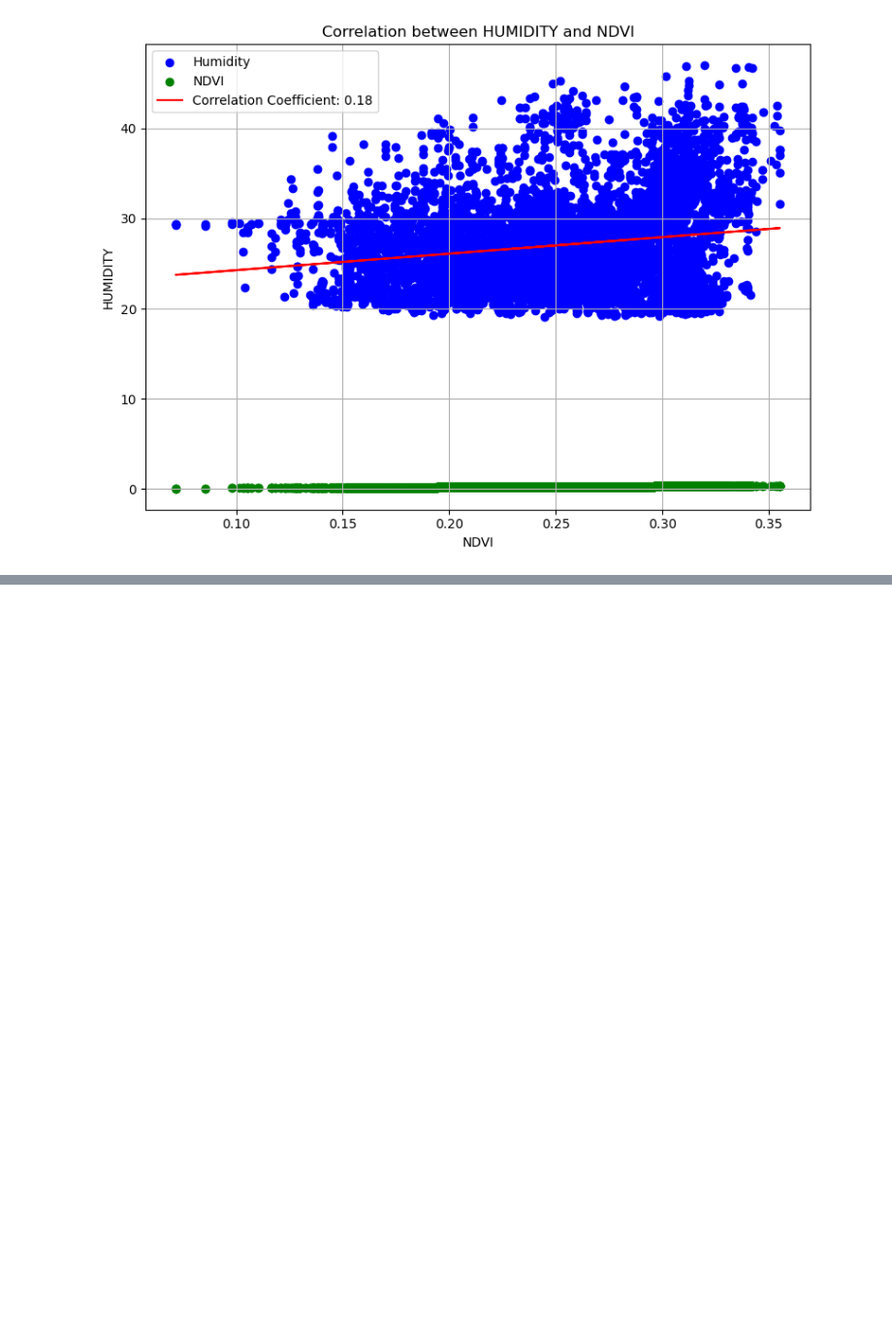
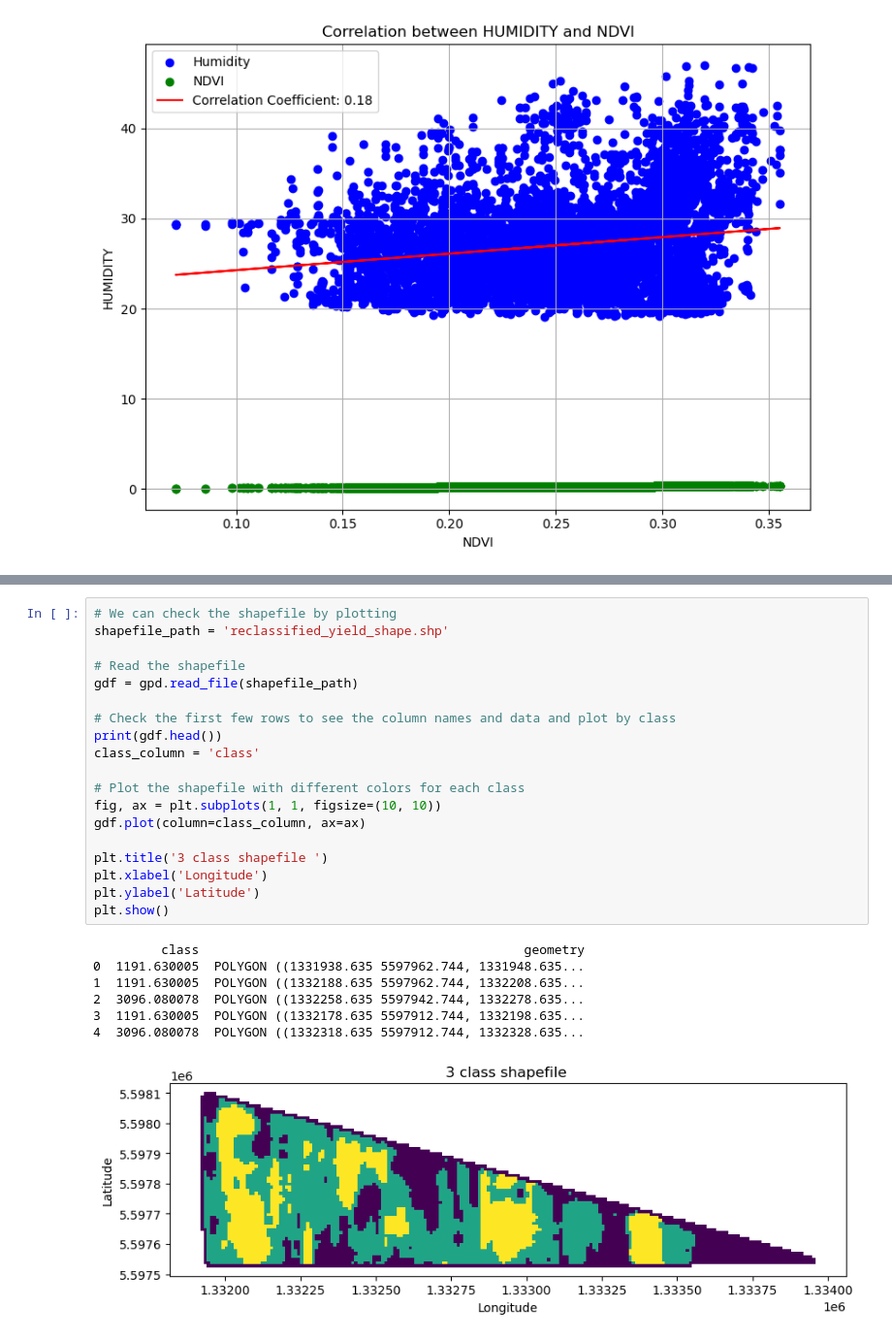
Before and after one commit to AntonioDonnangelo/Sunflower-Harvest-NDVI-Correlation-Analysis, a Jupyter notebook: CODE.ipynb, the cells around one changed output, grey strips where cells are left out. Shown: that part at 97% size. Cells and saved outputs as stored; diff of their text form; blank space fills up the shorter version.

```diff
--- a/CODE.ipynb
+++ b/CODE.ipynb
@@ -911,0 +1054,27 @@ plt.show()
+# %%
+# We can check the shapefile by plotting
+shapefile_path = 'reclassified_yield_shape.shp'
+
+# Read the shapefile
+gdf = gpd.read_file(shapefile_path)
+
+# Check the first few rows to see the column names and data and plot by class
+print(gdf.head())
+class_column = 'class'
+
+# Plot the shapefile with different colors for each class
+fig, ax = plt.subplots(1, 1, figsize=(10, 10))
+gdf.plot(column=class_column, ax=ax)
+
+plt.title('3 class shapefile ')
+plt.xlabel('Longitude')
+plt.ylabel('Latitude')
+plt.show()
+# %% [output]
+         class                                           geometry
+0  1191.630005  POLYGON ((1331938.635 5597962.744, 1331948.635...
+1  1191.630005  POLYGON ((1332188.635 5597962.744, 1332208.635...
+2  3096.080078  POLYGON ((1332258.635 5597942.744, 1332278.635...
+3  1191.630005  POLYGON ((1332178.635 5597912.744, 1332198.635...
+4  3096.080078  POLYGON ((1332318.635 5597912.744, 1332328.635...
+[figure, added]
```
Also changed, not shown: parts of 8 cells of this notebook, 6 other files.
